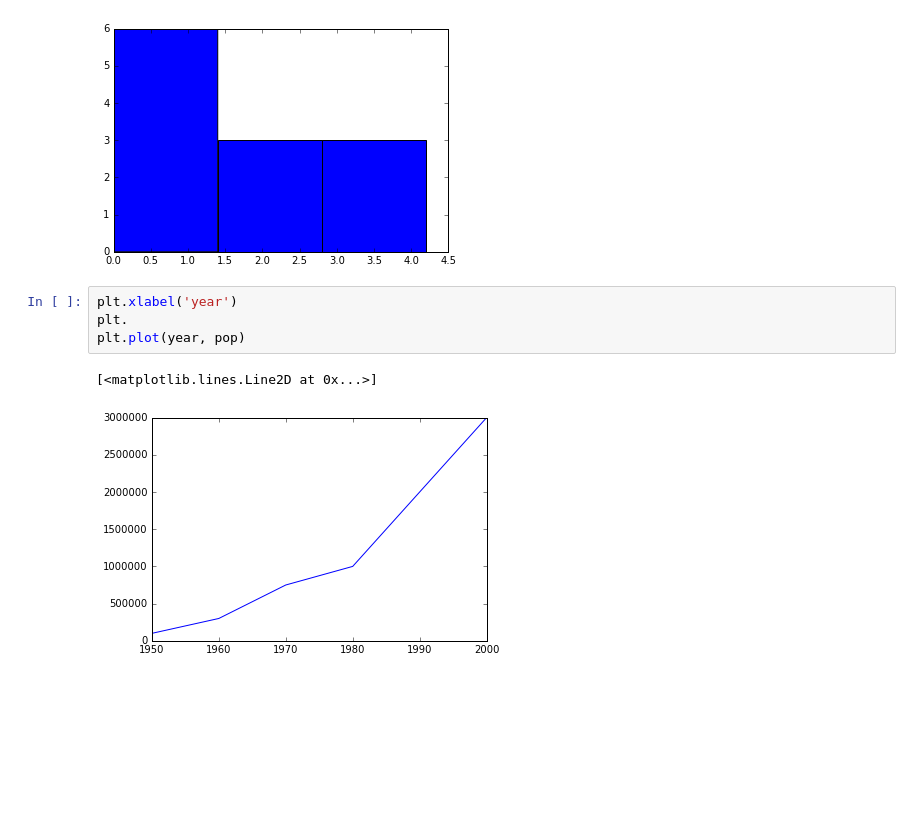
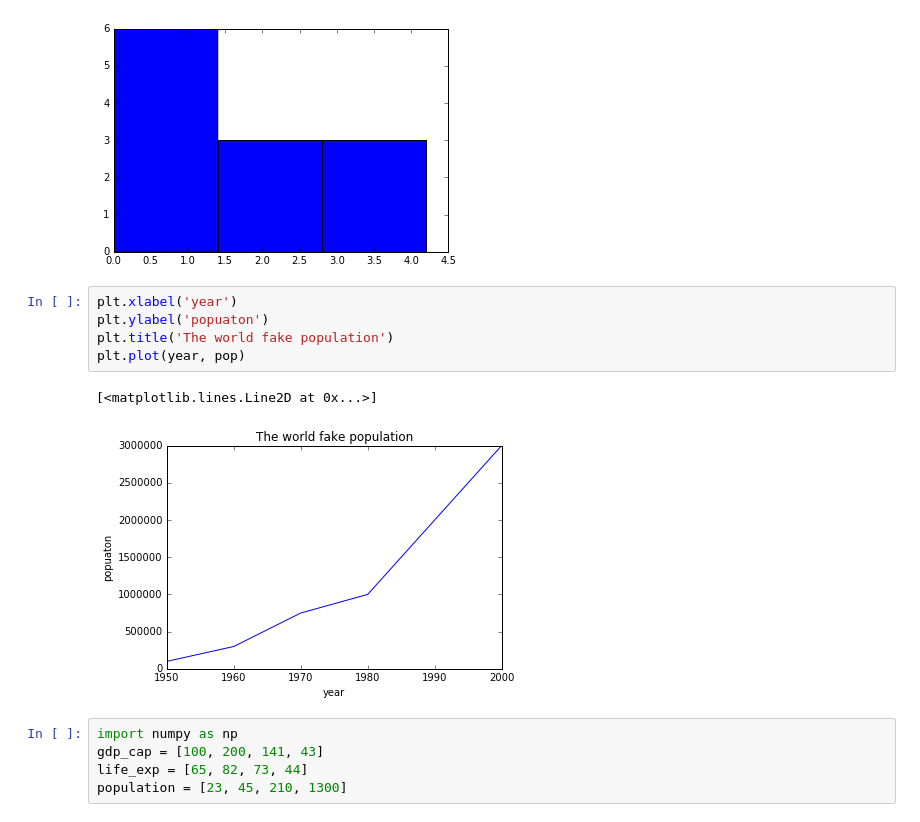
Before and after one commit to CodyHigdem/python_finance_101, a Jupyter notebook: 3_matplotlib.ipynb, the cells around one changed output. Drawn from its saved outputs; the diff is of its cells as text; blank space fills up the shorter version.

```diff
--- a/3_matplotlib.ipynb
+++ b/3_matplotlib.ipynb
@@ -43,8 +43,14 @@ plt.hist(values, bins=3)
 [figure]
 # %%
 plt.xlabel('year')
-plt.
+plt.ylabel('popuaton')
+plt.title('The world fake population')
 plt.plot(year, pop)
 # %% [output]
 [<matplotlib.lines.Line2D at 0x...>]
-[figure, old version]
+[figure, new version]
+# %%
+import numpy as np
+gdp_cap = [100, 200, 141, 43]
+life_exp = [65, 82, 73, 44]
+population = [23, 45, 210, 1300]
```
Also changed, not shown: parts of 5 cells of this notebook.
